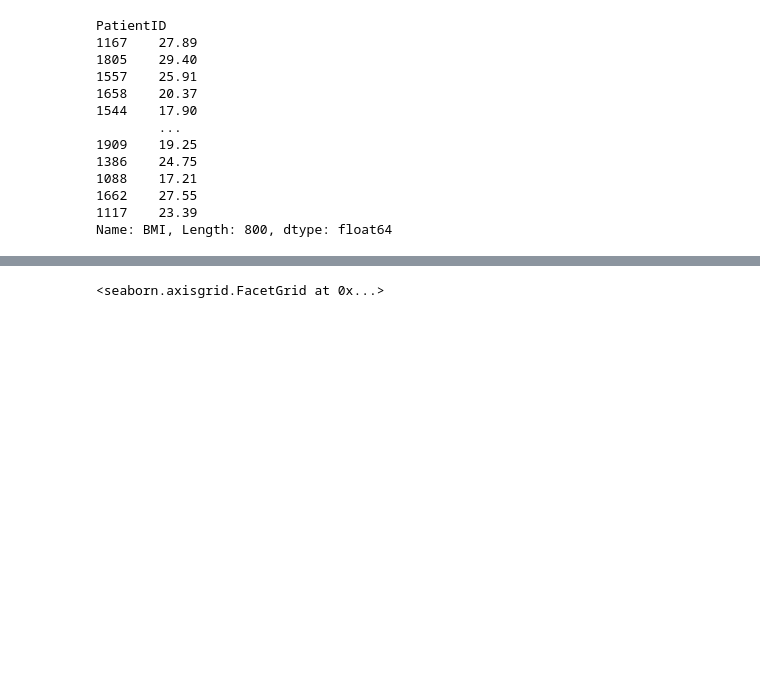
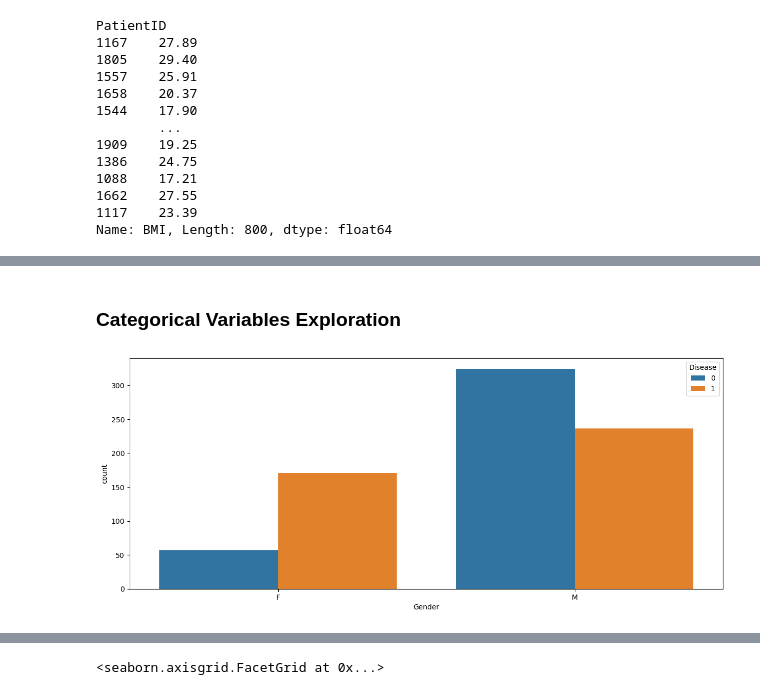
Before and after one commit to filipedias18/Project-ML-2022_2023, a Jupyter notebook: ProjetoFinal_ML_v1.ipynb, the cells around one changed output, grey strips where cells are left out. Cells and saved outputs as stored; diff of their text form; code cells hidden in the pictures; blank space fills up the shorter version.

```diff
--- a/ProjetoFinal_ML_v1.ipynb
+++ b/ProjetoFinal_ML_v1.ipynb
@@ -292,0 +247,8 @@ train_patient[train_patient["Disease"] == 0].describe(include="all")
+# %% [markdown]
+### Categorical Variables Exploration
+# %%
+plt.figure(figsize=(15, 6), dpi=100)
+sns.countplot(x = 'Gender', hue = "Disease", data = train_patient)
+plt.show()
+# %% [output]
+[figure, added]
```
Also changed, not shown: parts of 195 cells of this notebook.
